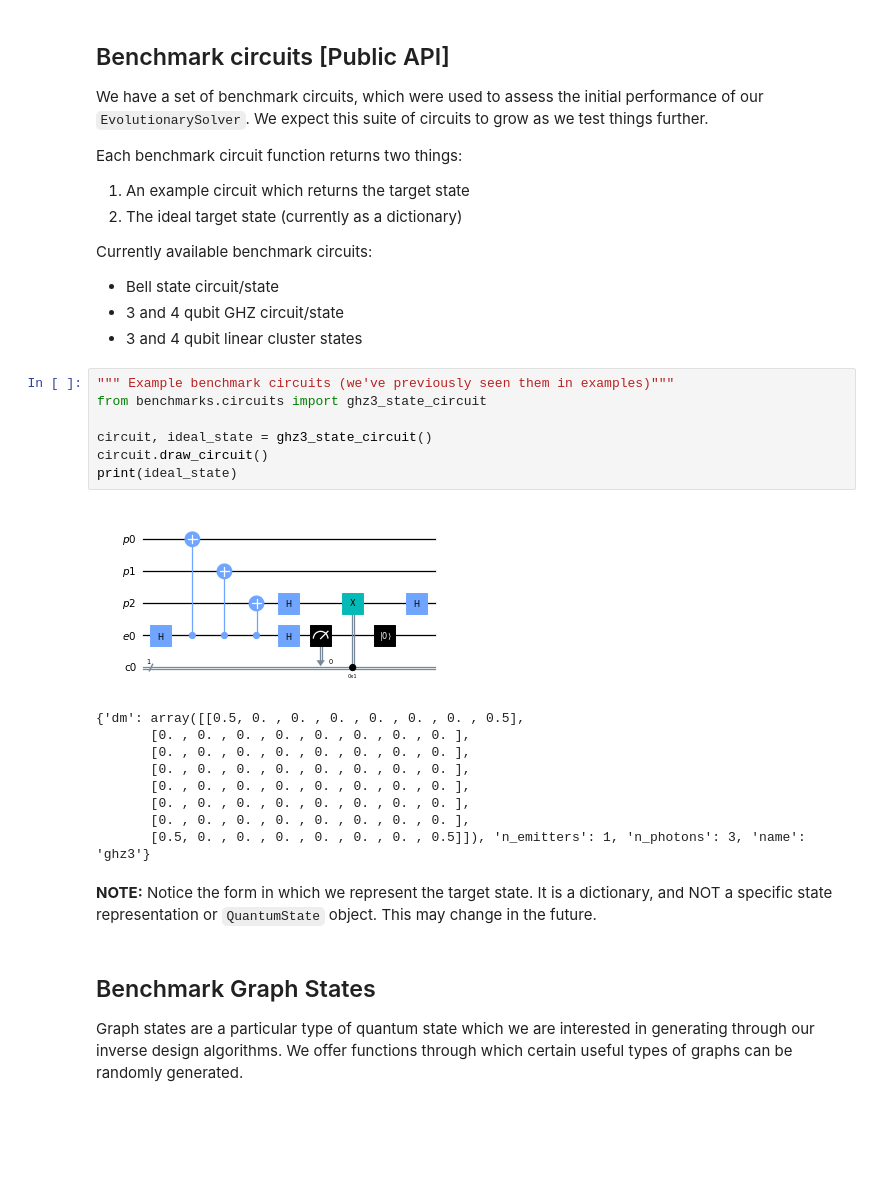
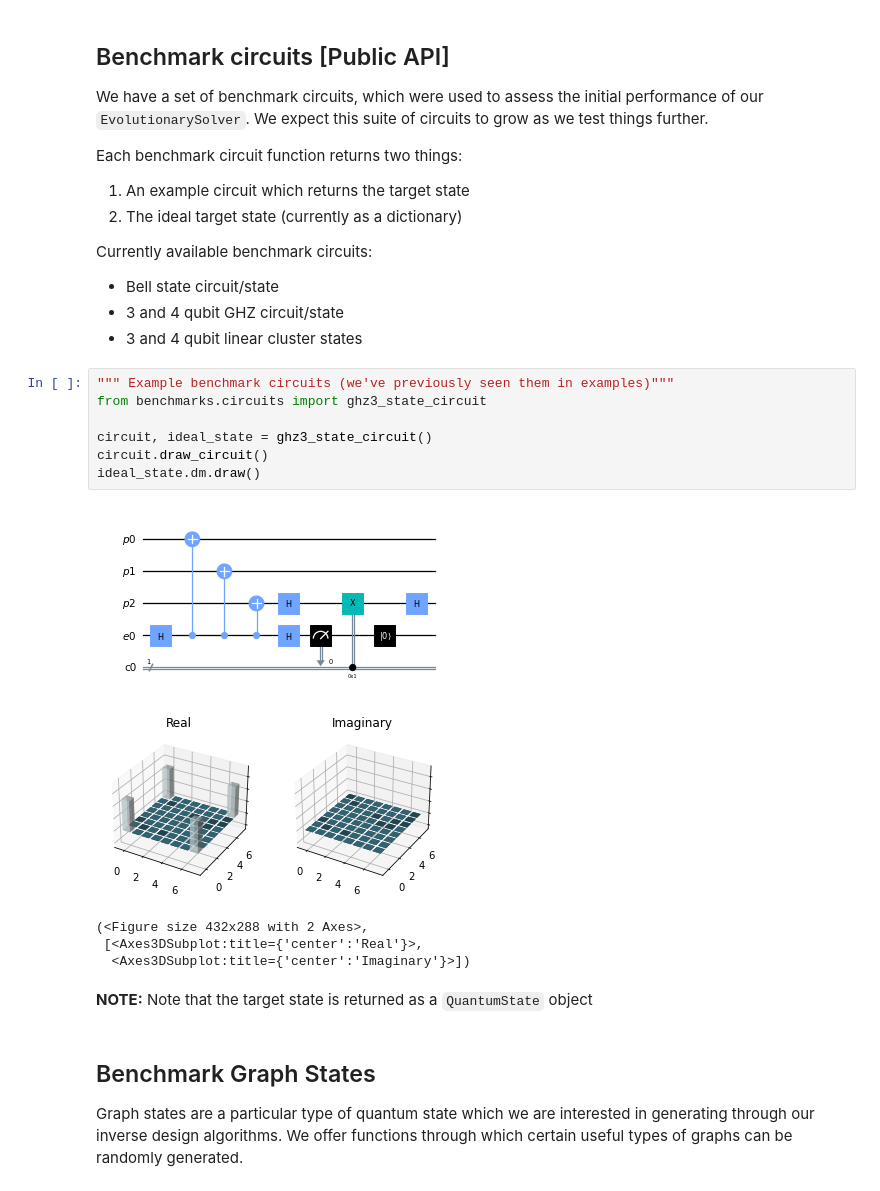
Before and after one commit to graphiq-dev/graphiq, a Jupyter notebook: examples/startup_guide/7_benchmarking.ipynb, the cells around one changed output. Saved outputs shown, nothing was run; the diff lists cells and outputs as text; blank space fills up the shorter version.

```diff
--- a/examples/startup_guide/7_benchmarking.ipynb
+++ b/examples/startup_guide/7_benchmarking.ipynb
@@ -28,22 +28,18 @@ Currently available benchmark circuits:
 # %%
 """ Example benchmark circuits (we've previously seen them in examples)"""
 from benchmarks.circuits import ghz3_state_circuit
 
 circuit, ideal_state = ghz3_state_circuit()
 circuit.draw_circuit()
-print(ideal_state)
+ideal_state.dm.draw()
 # %% [output]
 [figure]
+[figure, added]
-{'dm': array([[0.5, 0. , 0. , 0. , 0. , 0. , 0. , 0.5],
-       [0. , 0. , 0. , 0. , 0. , 0. , 0. , 0. ],
-       [0. , 0. , 0. , 0. , 0. , 0. , 0. , 0. ],
-       [0. , 0. , 0. , 0. , 0. , 0. , 0. , 0. ],
-       [0. , 0. , 0. , 0. , 0. , 0. , 0. , 0. ],
-       [0. , 0. , 0. , 0. , 0. , 0. , 0. , 0. ],
-       [0. , 0. , 0. , 0. , 0. , 0. , 0. , 0. ],
-       [0.5, 0. , 0. , 0. , 0. , 0. , 0. , 0.5]]), 'n_emitters': 1, 'n_photons': 3, 'name': 'ghz3'}
+(<Figure size 432x288 with 2 Axes>,
+ [<Axes3DSubplot:title={'center':'Real'}>,
+  <Axes3DSubplot:title={'center':'Imaginary'}>])
-# %% [markdown]
-**NOTE:** Notice the form in which we represent the target state. It is a dictionary, and NOT a specific state representation or `QuantumState` object. This may change in the future.
+# %% [markdown]
+**NOTE:** Note that the target state is returned as a `QuantumState` object
 # %% [markdown]
 ## Benchmark Graph States
 
```
Also changed, not shown: parts of 4 cells of this notebook, 6 other files.
